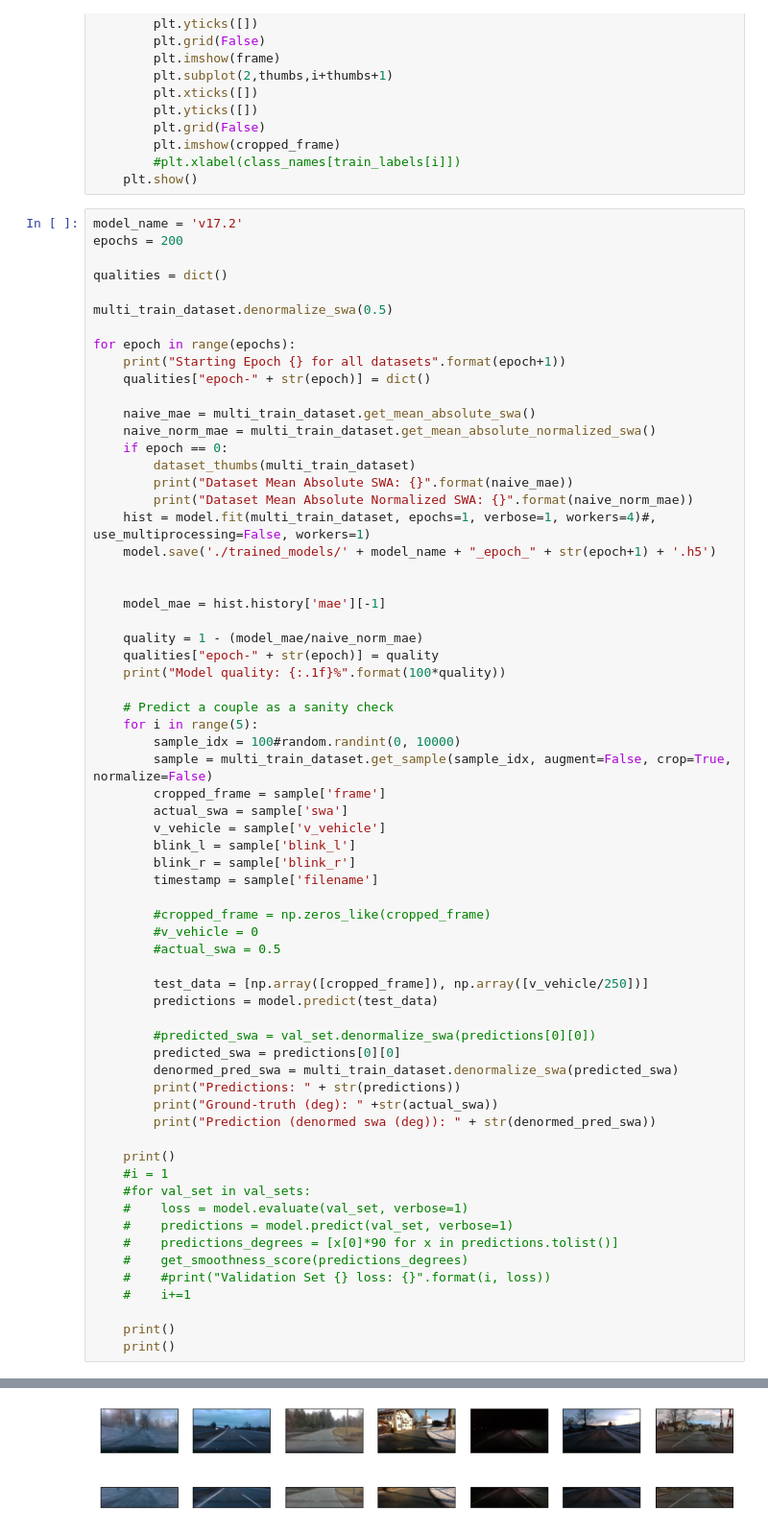
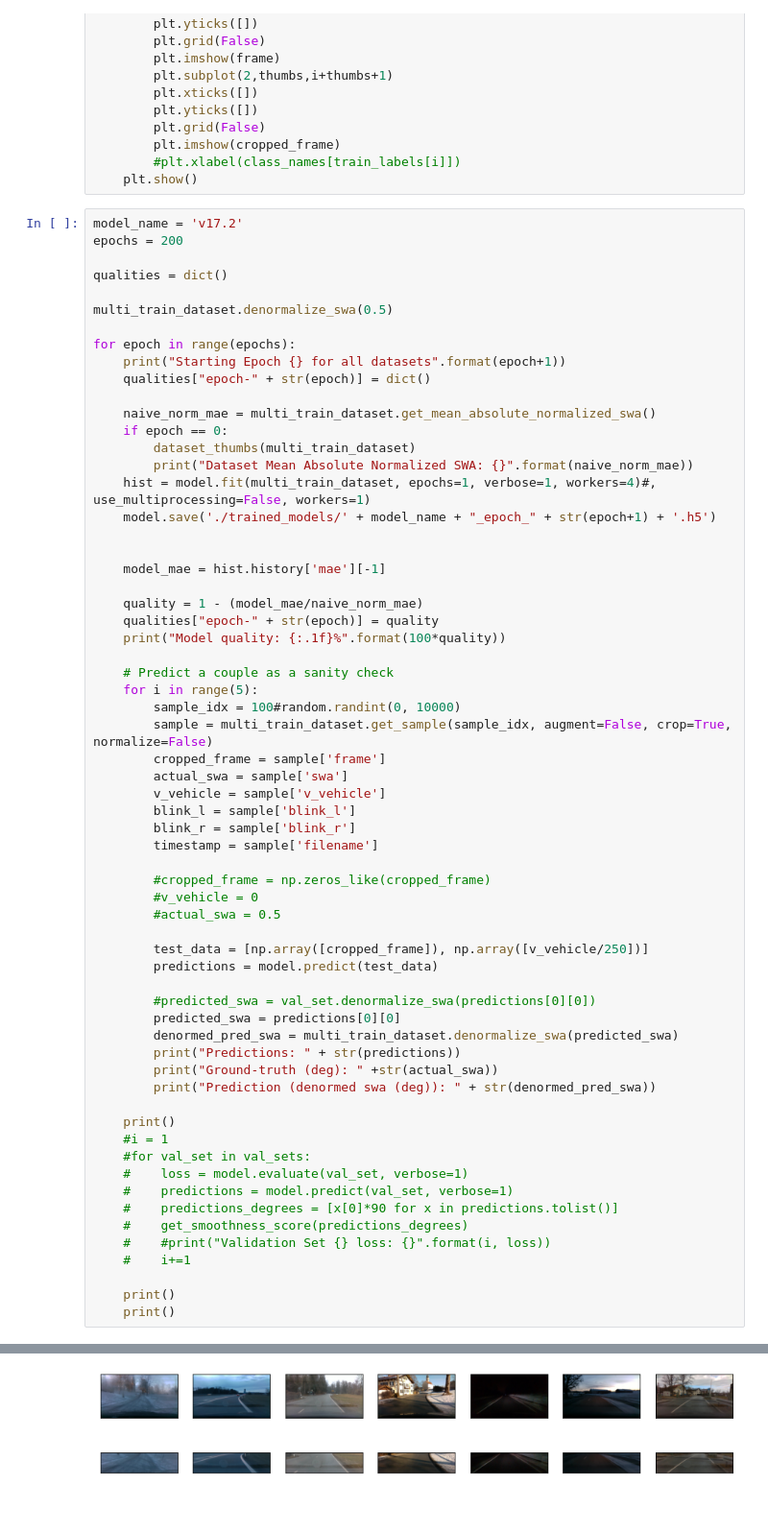
Before and after one commit to korbinianbauer/diypilot, a Jupyter notebook: notebooks/Train Autopilot.ipynb, the cells around one changed output, grey strips where cells are left out. Shown at 96% size. Cells and saved outputs as stored; diff of their text form.

```diff
--- a/notebooks/Train Autopilot.ipynb
+++ b/notebooks/Train Autopilot.ipynb
@@ -346,11 +346,9 @@ for epoch in range(epochs):
     print("Starting Epoch {} for all datasets".format(epoch+1))
     qualities["epoch-" + str(epoch)] = dict()
 
-    naive_mae = multi_train_dataset.get_mean_absolute_swa()
     naive_norm_mae = multi_train_dataset.get_mean_absolute_normalized_swa()
     if epoch == 0:
         dataset_thumbs(multi_train_dataset)
-        print("Dataset Mean Absolute SWA: {}".format(naive_mae))
         print("Dataset Mean Absolute Normalized SWA: {}".format(naive_norm_mae))
     hist = model.fit(multi_train_dataset, epochs=1, verbose=1, workers=4)#, use_multiprocessing=False, workers=1)
     model.save('./trained_models/' + model_name + "_epoch_" + str(epoch+1) + '.h5')
@@ -415,6 +413,6 @@ Dataset dataset_ma_norm_swa: 0.5023995036430696
 ... (27 lines left out)
 Getting frame 43857
 Getting frame 58476
 Getting frame 73095
 Getting frame 87714
-[figure, old version]
+[figure, new version]
```
Also changed, not shown: parts of 9 cells of this notebook, 9 other files.
